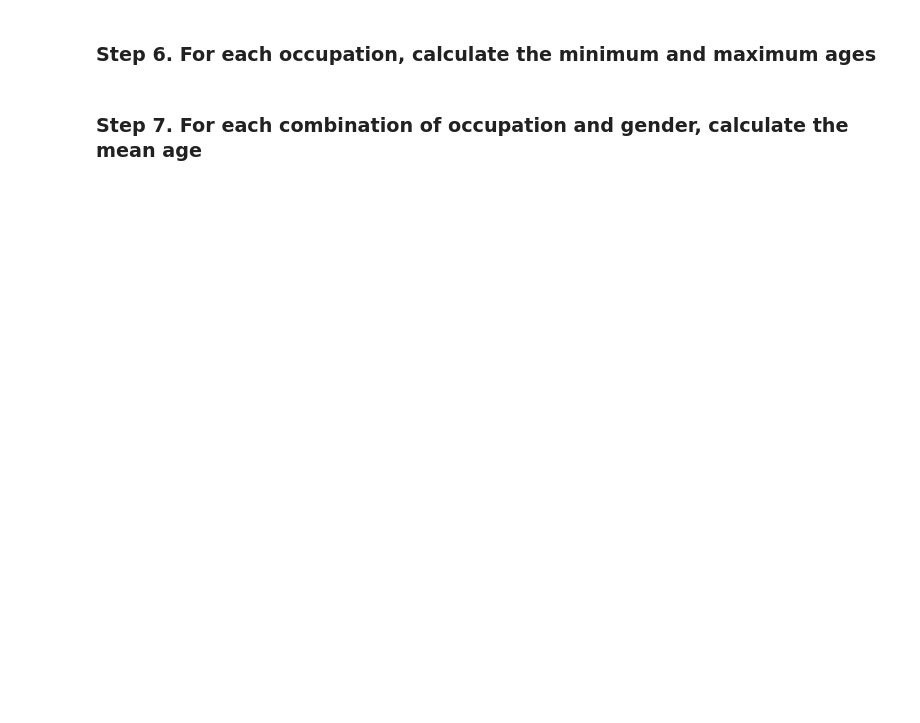
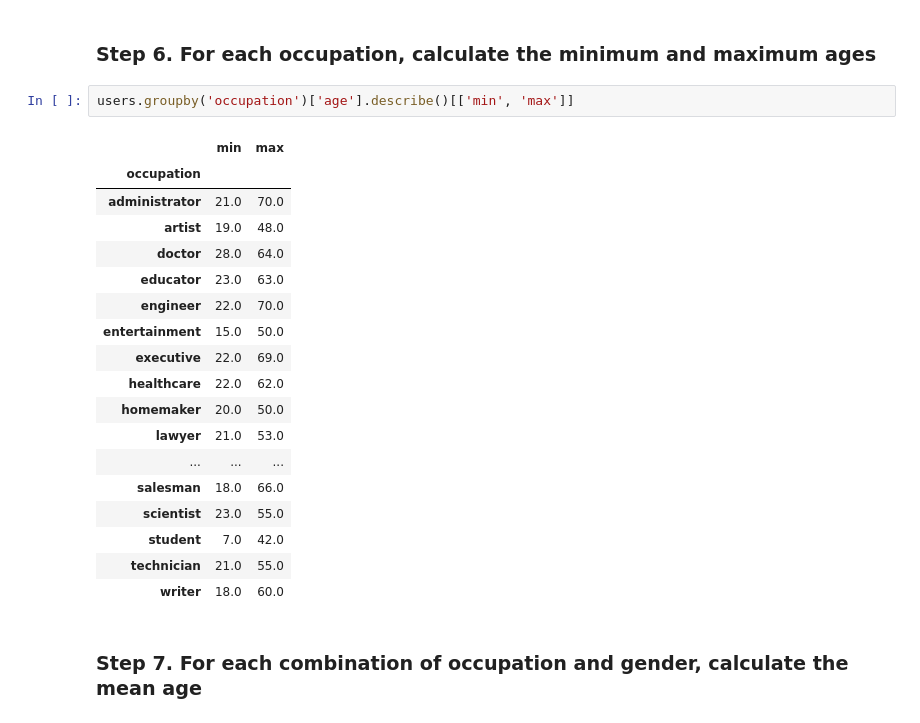
Before and after one commit to hudainaja/exercisespandas, a Jupyter notebook: 03_Grouping/Occupation/Exercise.ipynb, the cells around one changed output. Cells and saved outputs as stored; diff of their text form; blank space fills up the shorter version.

```diff
--- a/03_Grouping/Occupation/Exercise.ipynb
+++ b/03_Grouping/Occupation/Exercise.ipynb
@@ -33,4 +76,25 @@ users.groupby('occupation').
 # %% [markdown]
 ### Step 6. For each occupation, calculate the minimum and maximum ages
+# %%
+users.groupby('occupation')['age'].describe()[['min', 'max']]
+# %% [output]
+|  | min | max |
+| occupation |  |  |
+| administrator | 21.0 | 70.0 |
+| artist | 19.0 | 48.0 |
+| doctor | 28.0 | 64.0 |
+| educator | 23.0 | 63.0 |
+| engineer | 22.0 | 70.0 |
+| entertainment | 15.0 | 50.0 |
+| executive | 22.0 | 69.0 |
+| healthcare | 22.0 | 62.0 |
+| homemaker | 20.0 | 50.0 |
+| lawyer | 21.0 | 53.0 |
+| ... | ... | ... |
+| salesman | 18.0 | 66.0 |
+| scientist | 23.0 | 55.0 |
+| student | 7.0 | 42.0 |
+| technician | 21.0 | 55.0 |
+| writer | 18.0 | 60.0 |
 # %% [markdown]
 ### Step 7. For each combination of occupation and gender, calculate the mean age
```
Also changed, not shown: parts of 4 cells of this notebook.
